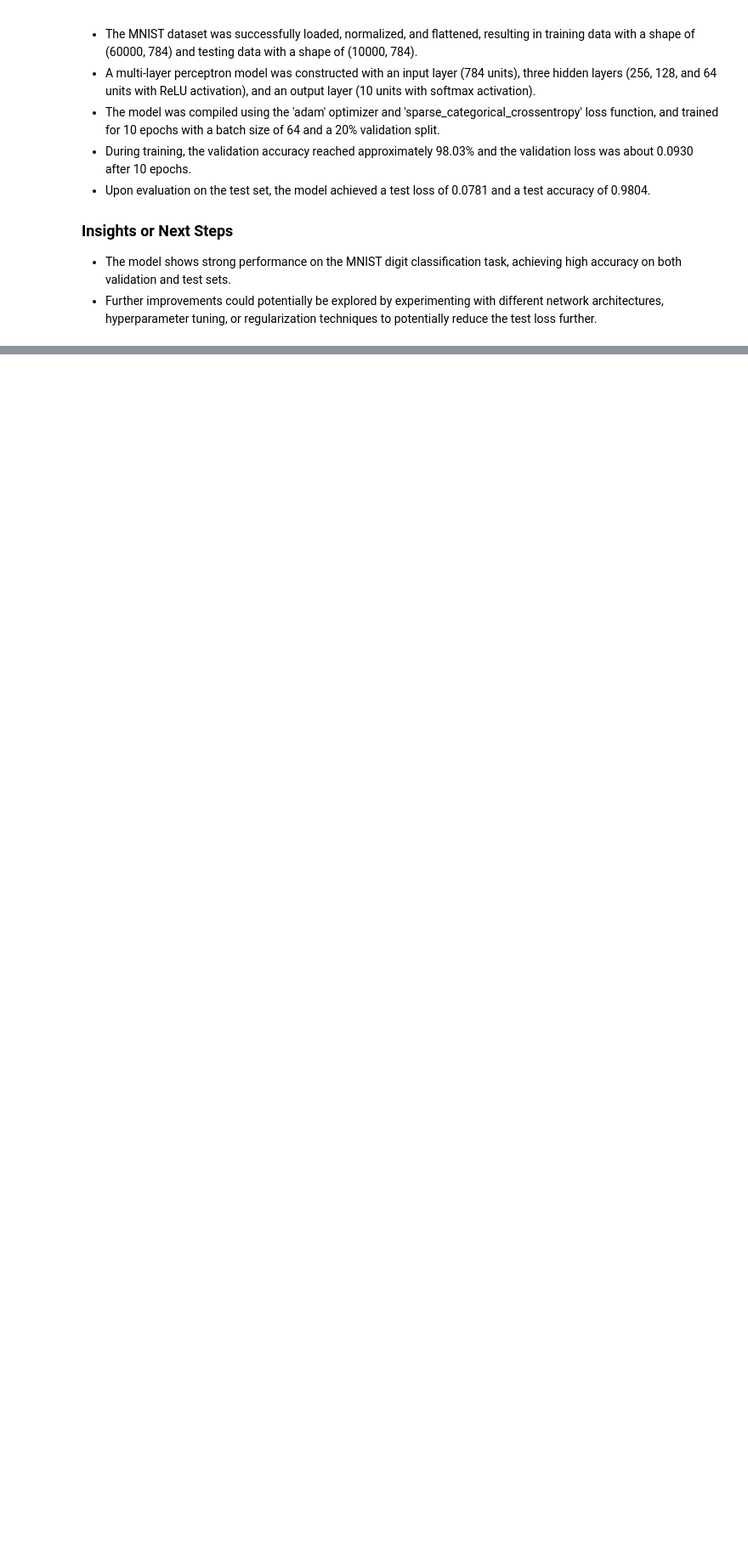
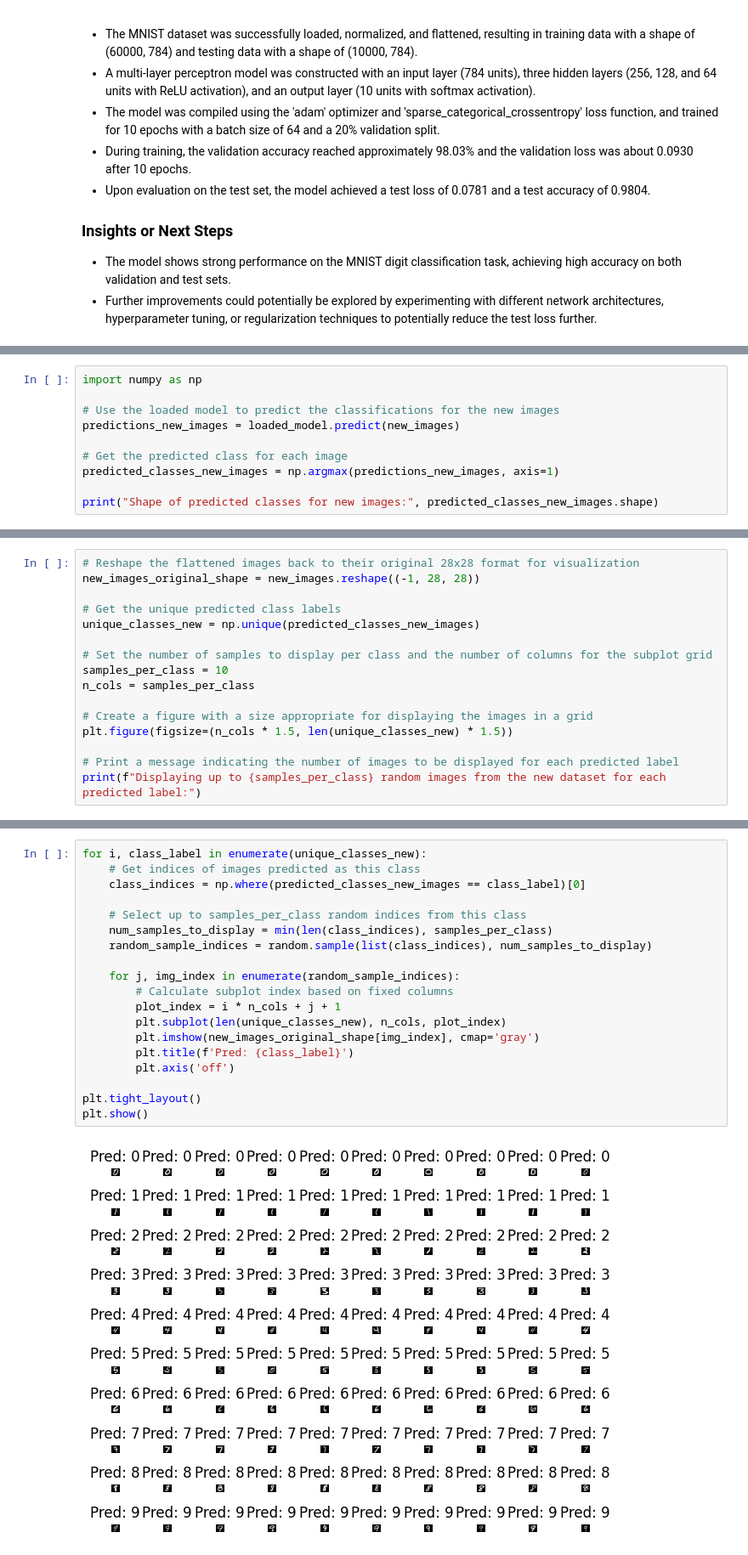
Before and after one commit to dipenthakercalypso/Image-and-Text-Labelling-and-Classification-Issues-Resolution, a Jupyter notebook: MLP_And_Fully_Connected.ipynb, the cells around one changed output, grey strips where cells are left out. Shown at 85% size. Saved outputs shown, nothing was run; the diff lists cells and outputs as text; blank space fills up the shorter version.

```diff
--- a/MLP_And_Fully_Connected.ipynb
+++ b/MLP_And_Fully_Connected.ipynb
@@ -285,0 +397,10 @@ Test accuracy: 0.9789
+# %%
+import numpy as np
+
+# Use the loaded model to predict the classifications for the new images
+predictions_new_images = loaded_model.predict(new_images)
+
+# Get the predicted class for each image
+predicted_classes_new_images = np.argmax(predictions_new_images, axis=1)
+
+print("Shape of predicted classes for new images:", predicted_classes_new_images.shape)
@@ -285,0 +469,16 @@ Test accuracy: 0.9789
+# %%
+# Reshape the flattened images back to their original 28x28 format for visualization
+new_images_original_shape = new_images.reshape((-1, 28, 28))
+
+# Get the unique predicted class labels
+unique_classes_new = np.unique(predicted_classes_new_images)
+
+# Set the number of samples to display per class and the number of columns for the subplot grid
+samples_per_class = 10
+n_cols = samples_per_class
+
+# Create a figure with a size appropriate for displaying the images in a grid
+plt.figure(figsize=(n_cols * 1.5, len(unique_classes_new) * 1.5))
+
+# Print a message indicating the number of images to be displayed for each predicted label
+print(f"Displaying up to {samples_per_class} random images from the new dataset for each predicted label:")
@@ -285,0 +491,21 @@ Test accuracy: 0.9789
+# %%
+for i, class_label in enumerate(unique_classes_new):
+    # Get indices of images predicted as this class
+    class_indices = np.where(predicted_classes_new_images == class_label)[0]
+
+    # Select up to samples_per_class random indices from this class
+    num_samples_to_display = min(len(class_indices), samples_per_class)
+    random_sample_indices = random.sample(list(class_indices), num_samples_to_display)
+
+    for j, img_index in enumerate(random_sample_indices):
+        # Calculate subplot index based on fixed columns
+        plot_index = i * n_cols + j + 1
+        plt.subplot(len(unique_classes_new), n_cols, plot_index)
+        plt.imshow(new_images_original_shape[img_index], cmap='gray')
+        plt.title(f'Pred: {class_label}')
+        plt.axis('off')
+
+plt.tight_layout()
+plt.show()
+# %% [output]
+[figure, added]
```
Also changed, not shown: parts of 27 cells of this notebook.
